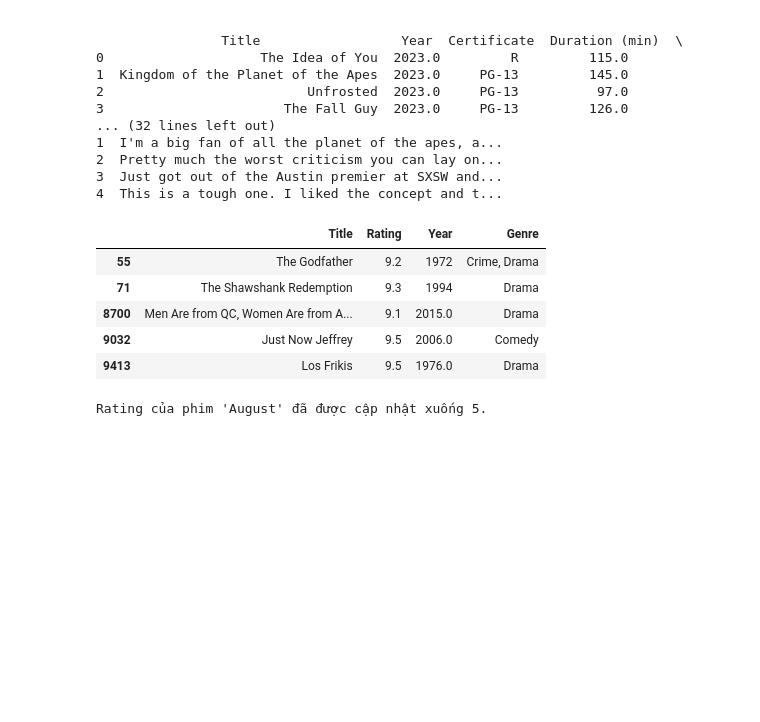
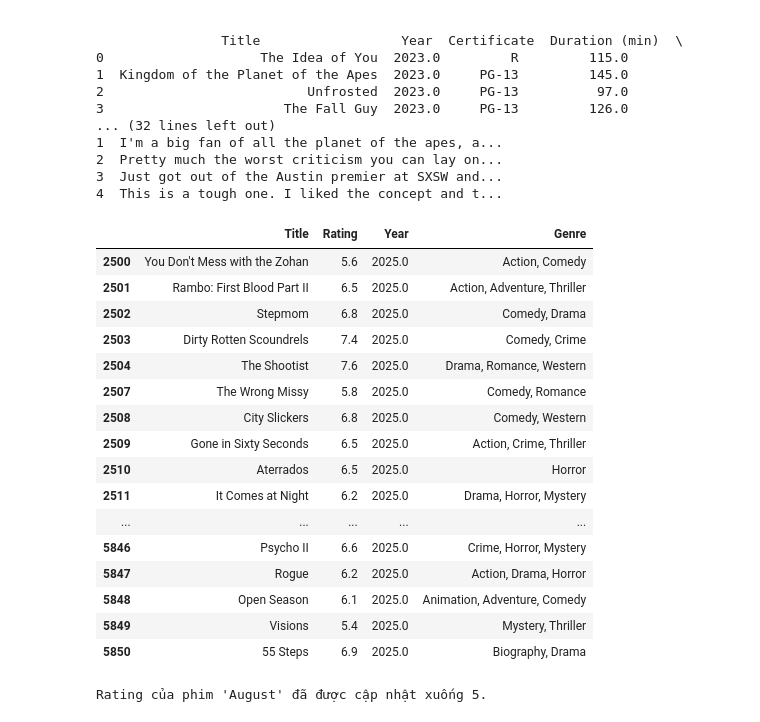
Before and after one commit to FN2187-TMH/DataScience, a Jupyter notebook: test.ipynb, the cells around one changed output. Cells and saved outputs as stored; diff of their text form; code cells hidden in the pictures; blank space fills up the shorter version.

```diff
--- a/test.ipynb
+++ b/test.ipynb
@@ -143,22 +143,33 @@ df_merged.to_csv("archive\imdb-movies-dataset.csv", index=False)
 # %%
 import pandas as pd
 
 # Giả sử df là DataFrame của bạn
 # Chuyển Rating sang float (bỏ giá trị không hợp lệ)
-df['Rating'] = pd.to_numeric(df['Rating'], errors='coerce')
+df['Year'] = pd.to_numeric(df['Year'], errors='coerce')
 
 # Lọc các phim có Rating > 9
-high_rating_movies = df[df['Rating'] >9]
+high_rating_movies = df[df['Year'] > 2024]
 
 # Hiển thị các cột chính
 high_rating_movies[['Title', 'Rating', 'Year', 'Genre']]
 # %% [output]
 |  | Title | Rating | Year | Genre |
-| 55 | The Godfather | 9.2 | 1972 | Crime, Drama |
-| 71 | The Shawshank Redemption | 9.3 | 1994 | Drama |
-| 8700 | Men Are from QC, Women Are from A... | 9.1 | 2015.0 | Drama |
-| 9032 | Just Now Jeffrey | 9.5 | 2006.0 | Comedy |
-| 9413 | Los Frikis | 9.5 | 1976.0 | Drama |
+| 2500 | You Don't Mess with the Zohan | 5.6 | 2025.0 | Action, Comedy |
+| 2501 | Rambo: First Blood Part II | 6.5 | 2025.0 | Action, Adventure, Thriller |
+| 2502 | Stepmom | 6.8 | 2025.0 | Comedy, Drama |
+| 2503 | Dirty Rotten Scoundrels | 7.4 | 2025.0 | Comedy, Crime |
+| 2504 | The Shootist | 7.6 | 2025.0 | Drama, Romance, Western |
+| 2507 | The Wrong Missy | 5.8 | 2025.0 | Comedy, Romance |
+| 2508 | City Slickers | 6.8 | 2025.0 | Comedy, Western |
+| 2509 | Gone in Sixty Seconds | 6.5 | 2025.0 | Action, Crime, Thriller |
+| 2510 | Aterrados | 6.5 | 2025.0 | Horror |
+| 2511 | It Comes at Night | 6.2 | 2025.0 | Drama, Horror, Mystery |
+| ... | ... | ... | ... | ... |
+| 5846 | Psycho II | 6.6 | 2025.0 | Crime, Horror, Mystery |
+| 5847 | Rogue | 6.2 | 2025.0 | Action, Drama, Horror |
+| 5848 | Open Season | 6.1 | 2025.0 | Animation, Adventure, Comedy |
+| 5849 | Visions | 5.4 | 2025.0 | Mystery, Thriller |
+| 5850 | 55 Steps | 6.9 | 2025.0 | Biography, Drama |
 # %%
 import pandas as pd
 
```
Also changed, not shown: 10 other files.
